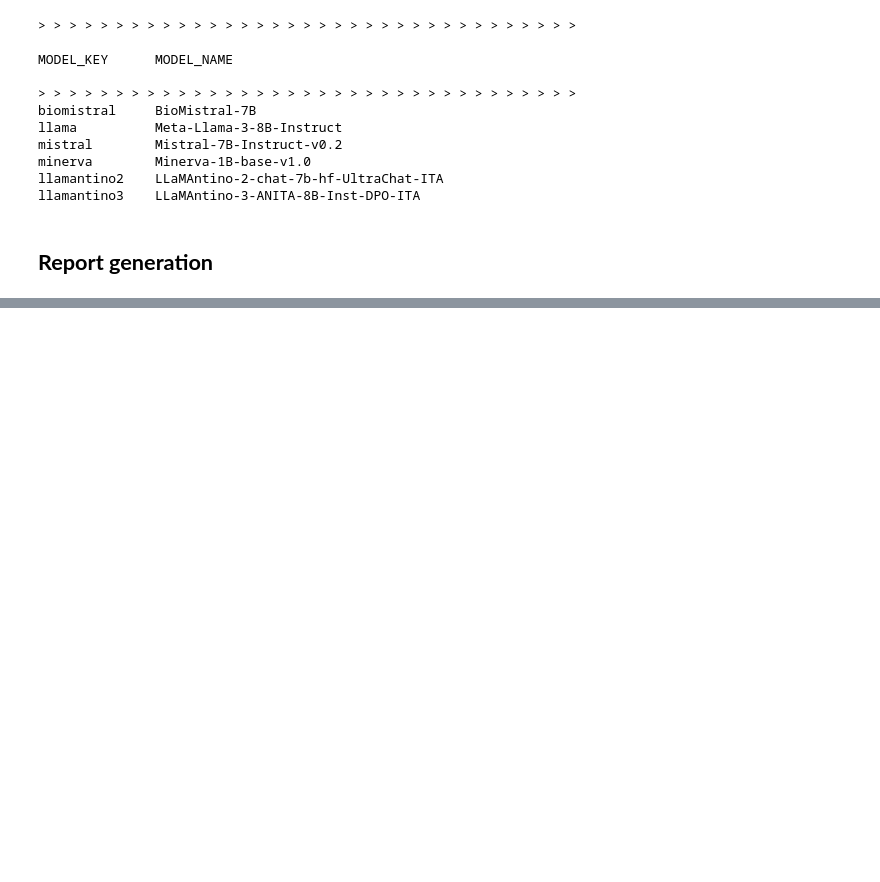
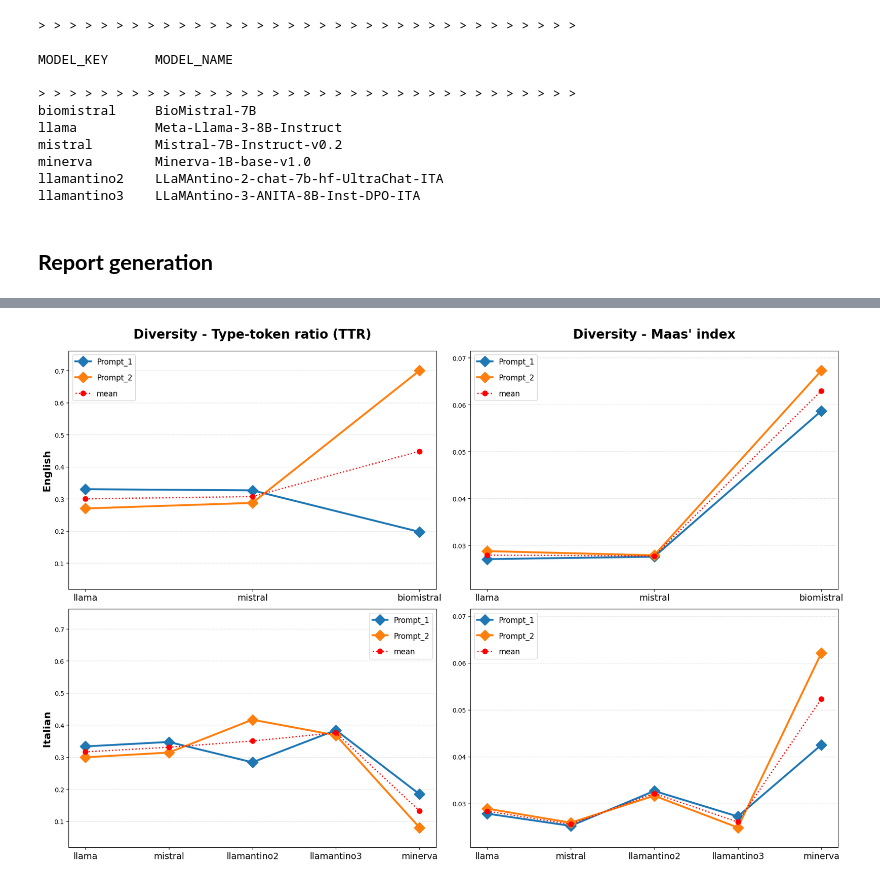
Before and after one commit to albertovalerio/brain-tumor-segmentation-with-explainability, a Jupyter notebook: notebooks/4-explainability.ipynb, the cells around one changed output, grey strips where cells are left out. Cells and saved outputs as stored; diff of their text form; code cells hidden in the pictures; blank space fills up the shorter version.

```diff
--- a/notebooks/4-explainability.ipynb
+++ b/notebooks/4-explainability.ipynb
@@ -69,0 +106,8 @@ output, metrics = get_explanations(
+# %%
+plot.llms_textual_metrics(
+	metrics = ['diversity_TTR', 'diversity_MAAS'],
+	titles = ['Diversity - Type-token ratio (TTR)', 'Diversity - Maas\' index'],
+	report_path = reports_path
+)
+# %% [output]
+[figure, added]
```
Also changed, not shown: parts of 15 cells of this notebook, 7 other files.
